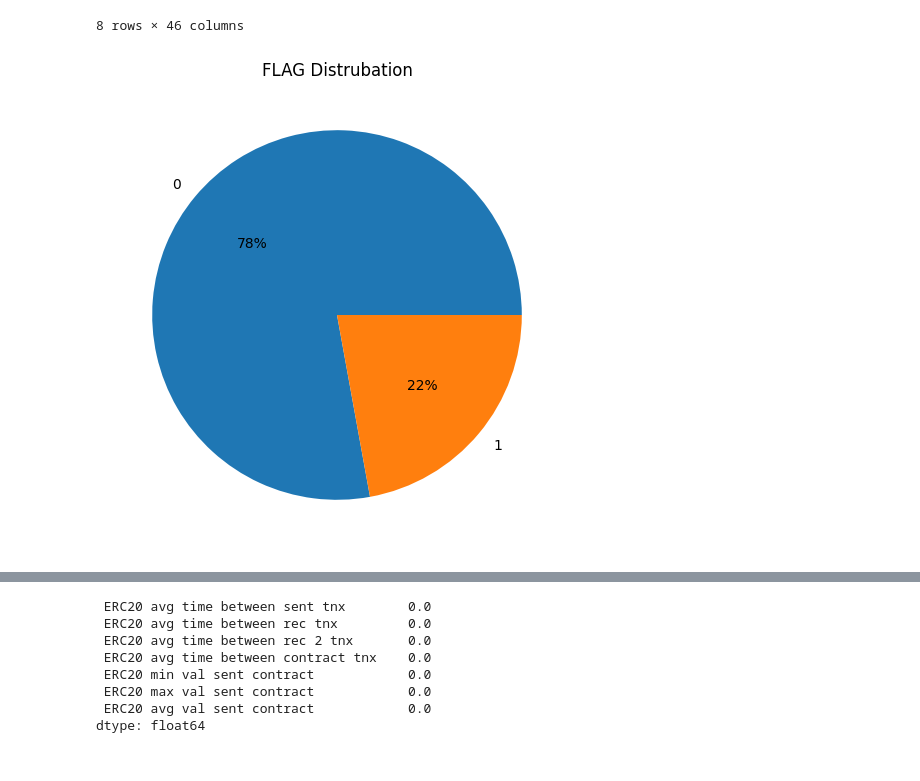
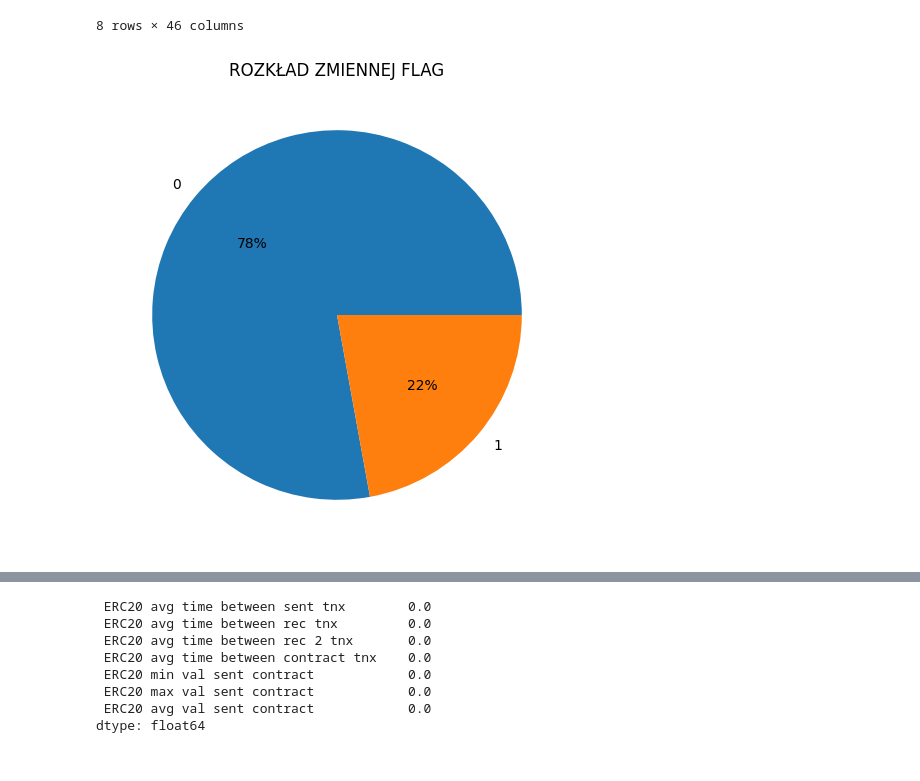
Before and after one commit to amgabatbayar/Uczenie-Maszynowe-w-Finansach---Marcin-Batbayar, a Jupyter notebook: Use_case1.ipynb, the cells around one changed output, grey strips where cells are left out. Drawn from its saved outputs; the diff is of its cells as text; code cells hidden in the pictures.

```diff
--- a/Use_case1.ipynb
+++ b/Use_case1.ipynb
@@ -103,10 +103,10 @@ data.describe()
 # %%
 plt.figure(figsize=(6,6))
 plt.pie(data['FLAG'].value_counts(),labels=data['FLAG'].value_counts().index, autopct='%.0f%%')
-plt.title('FLAG Distrubation')
+plt.title('ROZKŁAD ZMIENNEJ FLAG')
 plt.show()
 # %% [output]
-[figure, old version]
+[figure, new version]
 # %%
 kat = data.select_dtypes('O').columns.astype('category')
 data.drop(data[kat], axis=1, inplace=True)
```
